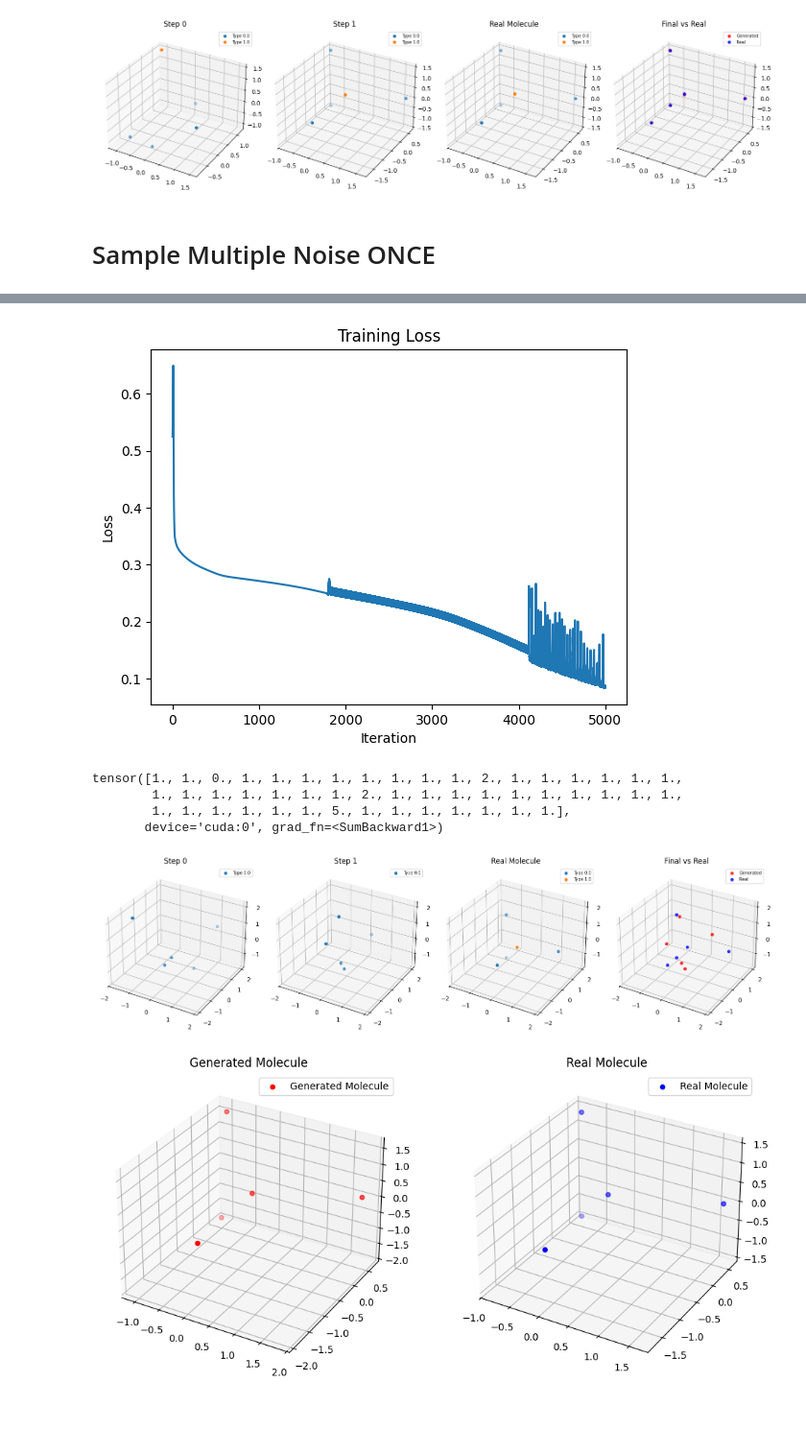
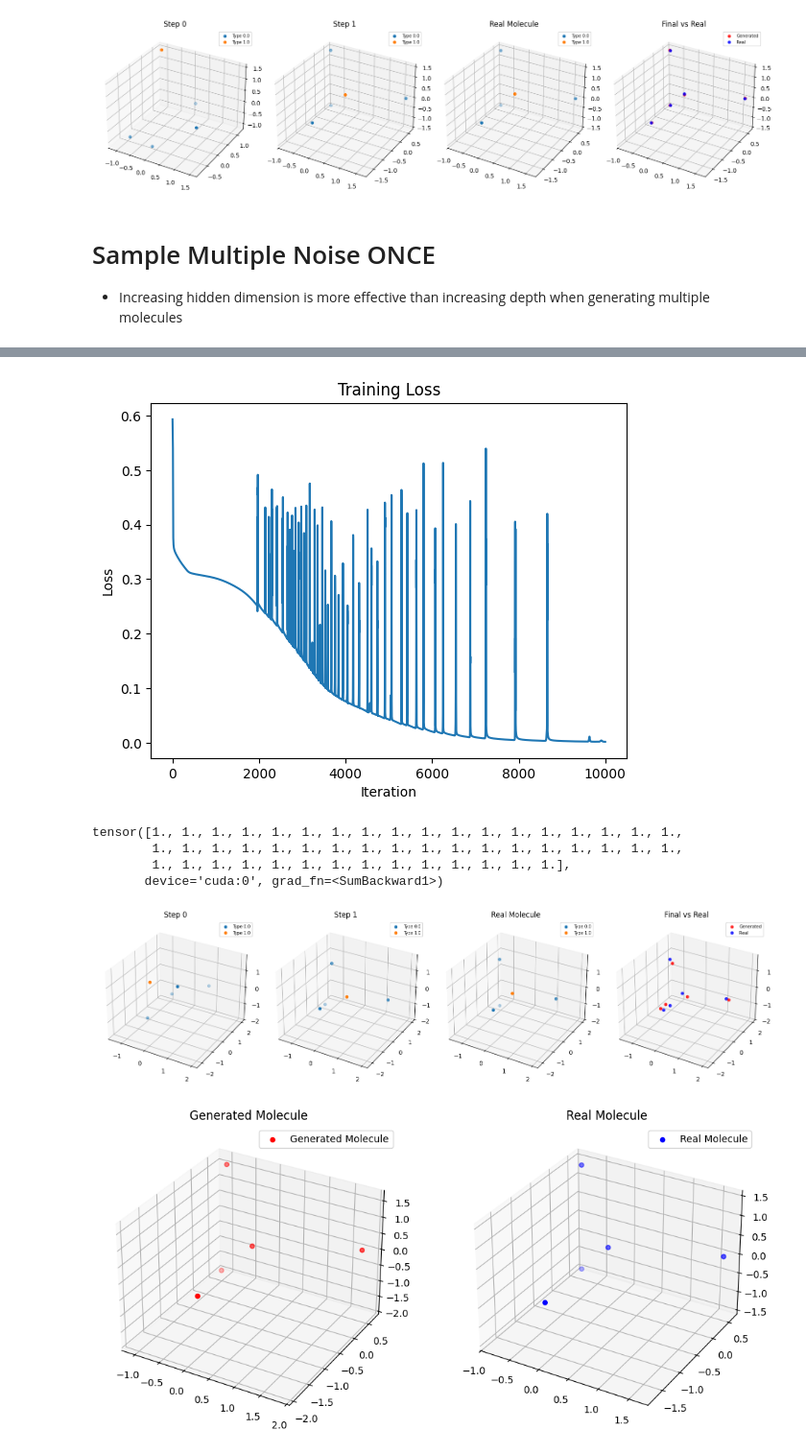
Before and after one commit to edovergna/equi-drifting, a Jupyter notebook: notebooks/gnn_experiment.ipynb, the cells around one changed output, grey strips where cells are left out. Shown at 96% size. Saved outputs shown, nothing was run; the diff lists cells and outputs as text; code cells hidden in the pictures; blank space fills up the shorter version.

Commit message:
Overfit with Multiple Generated Mols

```diff
--- a/notebooks/gnn_experiment.ipynb
+++ b/notebooks/gnn_experiment.ipynb
@@ -608,6 +608,8 @@ visualize_progression_with_real(
 [figure]
 # %% [markdown]
 # Sample Multiple Noise ONCE
+
+- Increasing hidden dimension is more effective than increasing depth when generating multiple molecules
 # %%
 import torch
 import torch.nn.functional as F
@@ -616,12 +618,12 @@ N_GEN_MOLS = 10
 
 NUM_ATOM_TYPES = 5
 NUM_BLOCKS = 1
-HIDDEN_NF = 32
+HIDDEN_NF = 64
 TANH_COORD_UPDATES = False
 ATTENTION = False
 AGGR_TYPE = "sum"
 
-NUM_ITERS = 5000
+NUM_ITERS = 10000
 LR = 0.02
 
 device = torch.device("cuda" if torch.cuda.is_available() else "cpu")
@@ -719,4 +721,4 @@ Iter 4999: Loss = 0.08361146599054337
-[figure, old version]
+[figure, new version]
 # %%
 gen_pos, gen_types, pos_list = model(
     pos_noise, type_noise, dense_edge_index, return_change_in_pos=True
@@ -724,9 +726,9 @@ gen_pos, gen_types, pos_list = model(
 # %%
 gen_types.round().pow(2).sum(dim=1)
 # %% [output]
-tensor([1., 1., 0., 1., 1., 1., 1., 1., 1., 1., 1., 2., 1., 1., 1., 1., 1., 1.,
-        1., 1., 1., 1., 1., 1., 1., 2., 1., 1., 1., 1., 1., 1., 1., 1., 1., 1.,
-        1., 1., 1., 1., 1., 1., 5., 1., 1., 1., 1., 1., 1., 1.],
+tensor([1., 1., 1., 1., 1., 1., 1., 1., 1., 1., 1., 1., 1., 1., 1., 1., 1., 1.,
+        1., 1., 1., 1., 1., 1., 1., 1., 1., 1., 1., 1., 1., 1., 1., 1., 1., 1.,
+        1., 1., 1., 1., 1., 1., 1., 1., 1., 1., 1., 1., 1., 1.],
        device='cuda:0', grad_fn=<SumBackward1>)
 # %%
 gen_pos_flattened = gen_pos.view(N_GEN_MOLS, -1)
@@ -755,7 +757,7 @@ visualize_progression_with_real(
     max_steps=len(selected_pos_list)
 )
 # %% [output]
-[figure, old version]
+[figure, new version]
 # %%
 sorted_mols, _ = get_sorted_mols(gen_mol, real_pos.unsqueeze(0))
 visualize_both_molecules(sorted_mols[9].view(-1, 3), real_pos.view(-1, 3))
```
Also changed, not shown: parts of 1 cell of this notebook.
